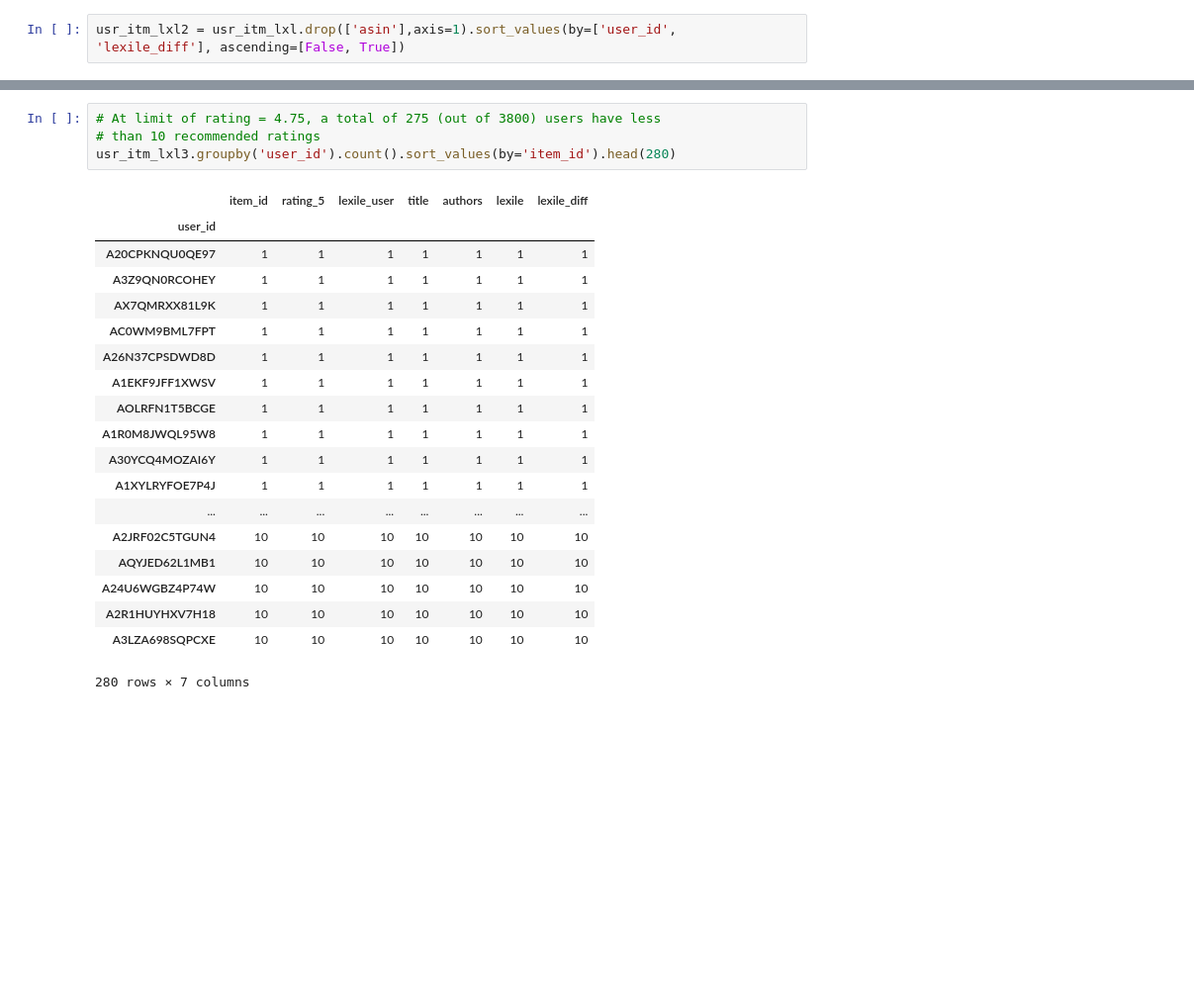
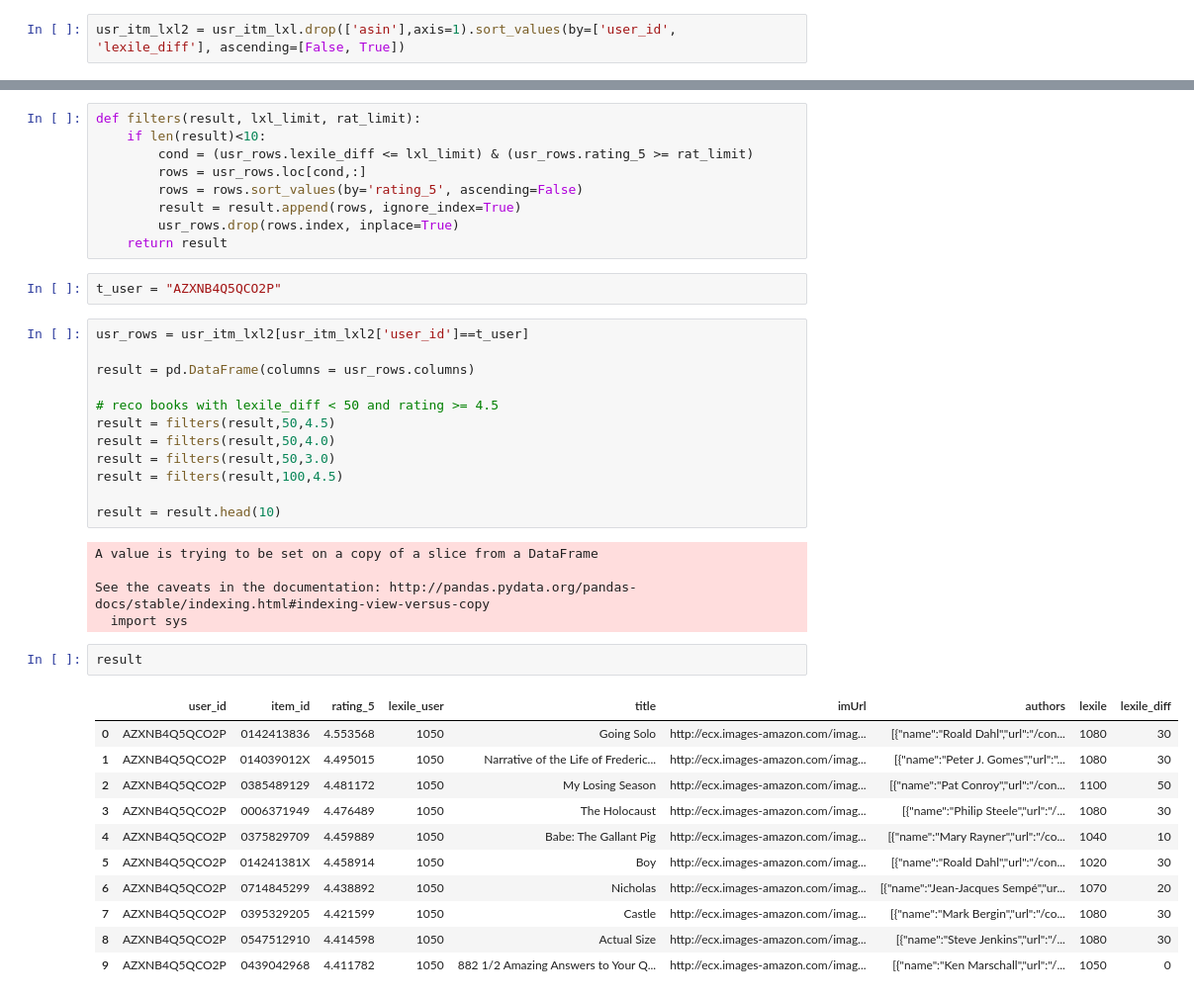
Before and after one commit to ankur-rc/blyton-book_recommender, a Jupyter notebook: code/data.engg/storing_sql_db.ipynb, the cells around one changed output, grey strips where cells are left out. Shown: that part at 99% size. Drawn from its saved outputs; the diff is of its cells as text; blank space fills up the shorter version.

```diff
--- a/code/data.engg/storing_sql_db.ipynb
+++ b/code/data.engg/storing_sql_db.ipynb
@@ -188,24 +143,42 @@ usr_itm_lxl3.head(10)
-# %%
-# At limit of rating = 4.75, a total of 275 (out of 3800) users have less
-# than 10 recommended ratings
-usr_itm_lxl3.groupby('user_id').count().sort_values(by='item_id').head(280)
-# %% [output]
-|  | item_id | rating_5 | lexile_user | title | authors | lexile | lexile_diff |
-| user_id |  |  |  |  |  |  |  |
-| A20CPKNQU0QE97 | 1 | 1 | 1 | 1 | 1 | 1 | 1 |
-| A3Z9QN0RCOHEY | 1 | 1 | 1 | 1 | 1 | 1 | 1 |
-| AX7QMRXX81L9K | 1 | 1 | 1 | 1 | 1 | 1 | 1 |
-| AC0WM9BML7FPT | 1 | 1 | 1 | 1 | 1 | 1 | 1 |
-| A26N37CPSDWD8D | 1 | 1 | 1 | 1 | 1 | 1 | 1 |
-| A1EKF9JFF1XWSV | 1 | 1 | 1 | 1 | 1 | 1 | 1 |
-| AOLRFN1T5BCGE | 1 | 1 | 1 | 1 | 1 | 1 | 1 |
-| A1R0M8JWQL95W8 | 1 | 1 | 1 | 1 | 1 | 1 | 1 |
-| A30YCQ4MOZAI6Y | 1 | 1 | 1 | 1 | 1 | 1 | 1 |
-| A1XYLRYFOE7P4J | 1 | 1 | 1 | 1 | 1 | 1 | 1 |
-| ... | ... | ... | ... | ... | ... | ... | ... |
-| A2JRF02C5TGUN4 | 10 | 10 | 10 | 10 | 10 | 10 | 10 |
-| AQYJED62L1MB1 | 10 | 10 | 10 | 10 | 10 | 10 | 10 |
-| A24U6WGBZ4P74W | 10 | 10 | 10 | 10 | 10 | 10 | 10 |
-| A2R1HUYHXV7H18 | 10 | 10 | 10 | 10 | 10 | 10 | 10 |
-| A3LZA698SQPCXE | 10 | 10 | 10 | 10 | 10 | 10 | 10 |
-280 rows × 7 columns
+# %%
+def filters(result, lxl_limit, rat_limit):
+    if len(result)<10:
+        cond = (usr_rows.lexile_diff <= lxl_limit) & (usr_rows.rating_5 >= rat_limit)
+        rows = usr_rows.loc[cond,:]
+        rows = rows.sort_values(by='rating_5', ascending=False)
+        result = result.append(rows, ignore_index=True)
+        usr_rows.drop(rows.index, inplace=True)
+    return result
+# %%
+t_user = "AZXNB4Q5QCO2P"
+# %%
+usr_rows = usr_itm_lxl2[usr_itm_lxl2['user_id']==t_user]
+
+result = pd.DataFrame(columns = usr_rows.columns)
+
+# reco books with lexile_diff < 50 and rating >= 4.5
+result = filters(result,50,4.5)
+result = filters(result,50,4.0)
+result = filters(result,50,3.0)
+result = filters(result,100,4.5)
+
+result = result.head(10)
+# %% [output]
+A value is trying to be set on a copy of a slice from a DataFrame
+
+See the caveats in the documentation: http://pandas.pydata.org/pandas-docs/stable/indexing.html#indexing-view-versus-copy
+  import sys
+# %%
+result
+# %% [output]
+|  | user_id | item_id | rating_5 | lexile_user | title | imUrl | authors | lexile | lexile_diff |
+| 0 | AZXNB4Q5QCO2P | 0142413836 | 4.553568 | 1050 | Going Solo | http://ecx.images-amazon.com/imag... | [{"name":"Roald Dahl","url":"/con... | 1080 | 30 |
+| 1 | AZXNB4Q5QCO2P | 014039012X | 4.495015 | 1050 | Narrative of the Life of Frederic... | http://ecx.images-amazon.com/imag... | [{"name":"Peter J. Gomes","url":"... | 1080 | 30 |
+| 2 | AZXNB4Q5QCO2P | 0385489129 | 4.481172 | 1050 | My Losing Season | http://ecx.images-amazon.com/imag... | [{"name":"Pat Conroy","url":"/con... | 1100 | 50 |
+| 3 | AZXNB4Q5QCO2P | 0006371949 | 4.476489 | 1050 | The Holocaust | http://ecx.images-amazon.com/imag... | [{"name":"Philip Steele","url":"/... | 1080 | 30 |
+| 4 | AZXNB4Q5QCO2P | 0375829709 | 4.459889 | 1050 | Babe: The Gallant Pig | http://ecx.images-amazon.com/imag... | [{"name":"Mary Rayner","url":"/co... | 1040 | 10 |
+| 5 | AZXNB4Q5QCO2P | 014241381X | 4.458914 | 1050 | Boy | http://ecx.images-amazon.com/imag... | [{"name":"Roald Dahl","url":"/con... | 1020 | 30 |
+| 6 | AZXNB4Q5QCO2P | 0714845299 | 4.438892 | 1050 | Nicholas | http://ecx.images-amazon.com/imag... | [{"name":"Jean-Jacques Sempé","ur... | 1070 | 20 |
+| 7 | AZXNB4Q5QCO2P | 0395329205 | 4.421599 | 1050 | Castle | http://ecx.images-amazon.com/imag... | [{"name":"Mark Bergin","url":"/co... | 1080 | 30 |
+| 8 | AZXNB4Q5QCO2P | 0547512910 | 4.414598 | 1050 | Actual Size | http://ecx.images-amazon.com/imag... | [{"name":"Steve Jenkins","url":"/... | 1080 | 30 |
+| 9 | AZXNB4Q5QCO2P | 0439042968 | 4.411782 | 1050 | 882 1/2 Amazing Answers to Your Q... | http://ecx.images-amazon.com/imag... | [{"name":"Ken Marschall","url":"/... | 1050 | 0 |
```
Also changed, not shown: parts of 6 cells of this notebook.
